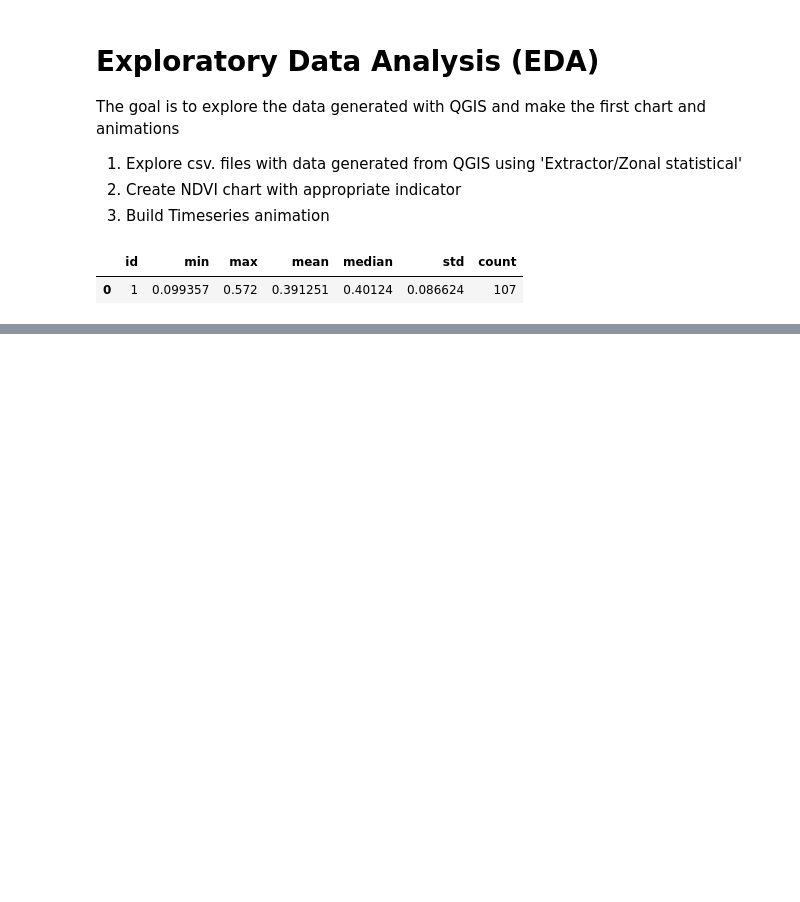
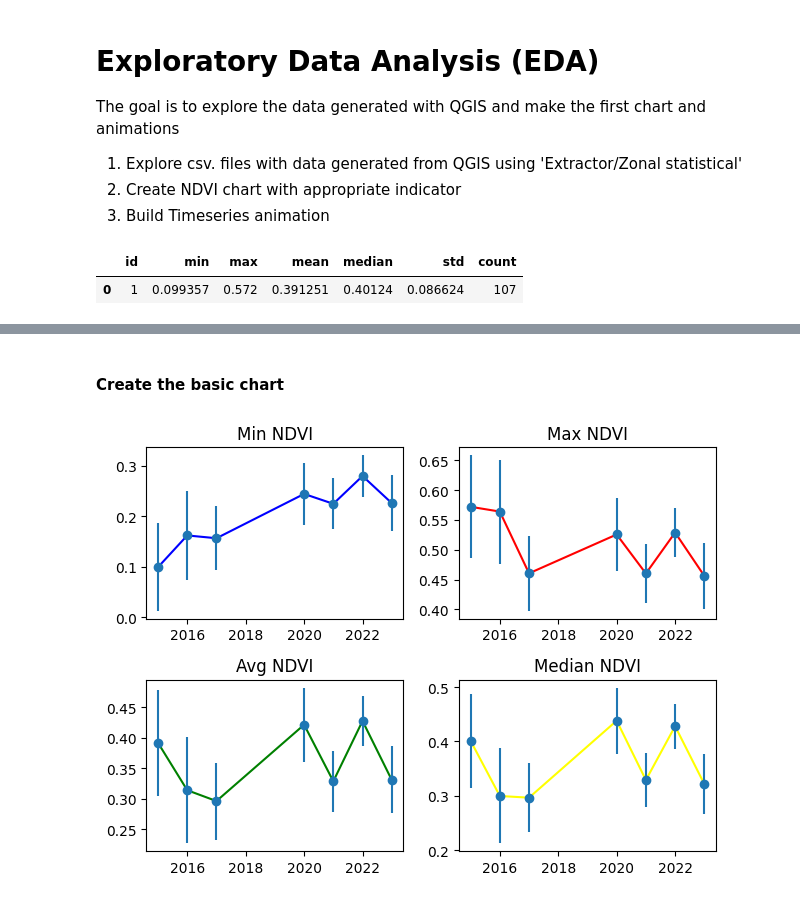
Before and after one commit to NatchosR/Triibo-NDVI, a Jupyter notebook: EDA.ipynb, the cells around one changed output, grey strips where cells are left out. Cells and saved outputs as stored; diff of their text form; code cells hidden in the pictures; blank space fills up the shorter version.

```diff
--- a/EDA.ipynb
+++ b/EDA.ipynb
@@ -16,0 +30,6 @@ df2015
+# %%
+cwd=Path.cwd()
+print(cwd)
+
+abs=Path.absolute(cwd)
+print(abs)
@@ -16,0 +55,5 @@ df2015
+# %%
+# Create a pandas dataframe from the data collected
+columns=["year","id","min","max","avg","median","std","count"]
+df_ndvi=pd.DataFrame(data, columns=columns)
+df_ndvi
@@ -16,0 +69,4 @@ df2015
+# %%
+#drop 'id' and 'count'
+df_ndvi.drop(['id','count'], axis=1,inplace=True)
+df_ndvi
@@ -16,0 +82,4 @@ df2015
+# %%
+df_ndvi=df_ndvi.apply(pd.to_numeric)
+# %% [markdown]
+#### Create the basic chart
@@ -16,0 +88,34 @@ df2015
+# %%
+x=df_ndvi['year']
+y1=df_ndvi['min']
+y2=df_ndvi['max']
+y3=df_ndvi['avg']
+y4=df_ndvi['median']
+std=df_ndvi['std']
+yerr=std.to_list()
+
+fig, axs = plt.subplots(2, 2)
+axs[0, 0].plot(x,y1, label='min', color="blue")
+axs[0, 0].errorbar(x, y1,yerr=yerr, fmt='o', label="errorbar")
+axs[0, 0].set_title('Min NDVI')
+axs[0, 1].plot(x,y2, label='max', color="red")
+axs[0, 1].errorbar(x, y2,yerr=yerr, fmt='o', label="errorbar")
+axs[0, 1].set_title('Max NDVI')
+axs[1, 0].plot(x,y3, label='avg', color="green")
+axs[1, 0].errorbar(x, y3,yerr=yerr, fmt='o', label="errorbar")
+axs[1, 0].set_title('Avg NDVI')
+axs[1, 1].plot(x,y4, label='median', color="yellow")
+axs[1, 1].errorbar(x, y4,yerr=yerr, fmt='o', label="errorbar")
+axs[1, 1].set_title('Median NDVI')
+
+# Add legends
+#axs[0,0].legend(bbox_to_anchor=(1.04, 0), loc="lower left", borderaxespad=0)
+#axs[0,1].legend(bbox_to_anchor=(1.04, 0), loc="lower left", borderaxespad=0)
+#axs[1,0].legend(bbox_to_anchor=(1.04, 0), loc="lower left", borderaxespad=0)
+#axs[1,1].legend(bbox_to_anchor=(1.04, 0), loc="lower left", borderaxespad=0)
+
+# Adjust layout and show the plot
+plt.tight_layout()
+plt.show()
+# %% [output]
+[figure, added]
```
Also changed, not shown: parts of 38 cells of this notebook, 24 other files.
